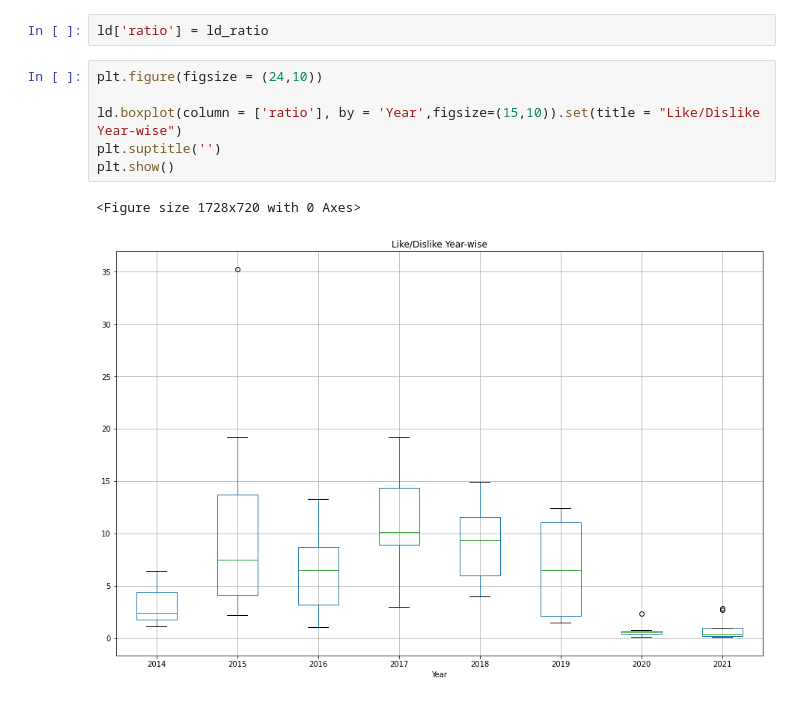
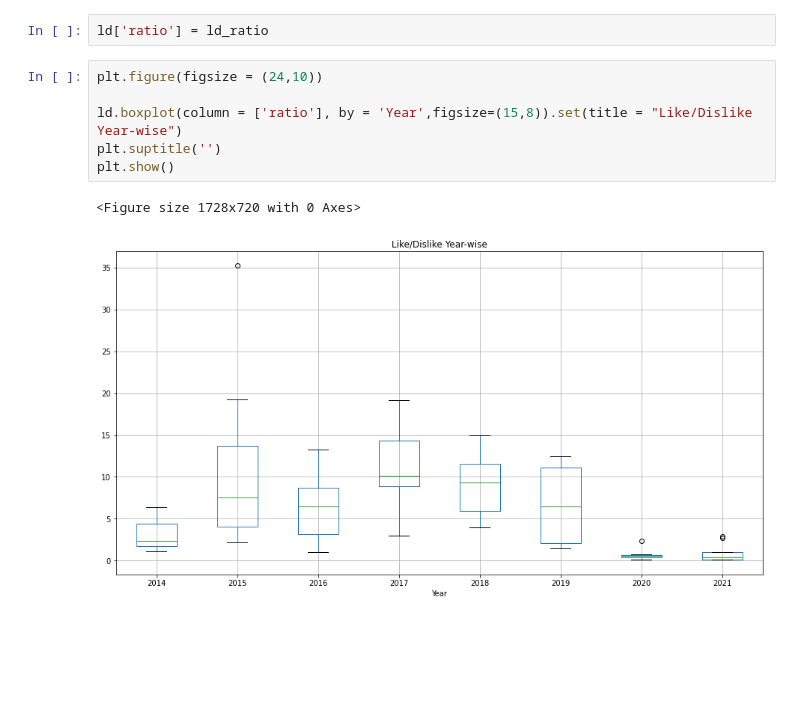
Before and after one commit to lab-programs/ds_lab, a Jupyter notebook: Code/notebooks/Visualisations_MKB.ipynb, the cells around one changed output. Saved outputs shown, nothing was run; the diff lists cells and outputs as text; blank space fills up the shorter version.

```diff
--- a/Code/notebooks/Visualisations_MKB.ipynb
+++ b/Code/notebooks/Visualisations_MKB.ipynb
@@ -200,9 +204,9 @@ ld['ratio'] = ld_ratio
 # %%
 plt.figure(figsize = (24,10))
 
-ld.boxplot(column = ['ratio'], by = 'Year',figsize=(15,10)).set(title = "Like/Dislike Year-wise")
+ld.boxplot(column = ['ratio'], by = 'Year',figsize=(15,8)).set(title = "Like/Dislike Year-wise")
 plt.suptitle('')
 plt.show()
 # %% [output]
 <Figure size 1728x720 with 0 Axes>
-[figure, old version]
+[figure, new version]
```
Also changed, not shown: parts of 6 cells of this notebook, 2 other files.
